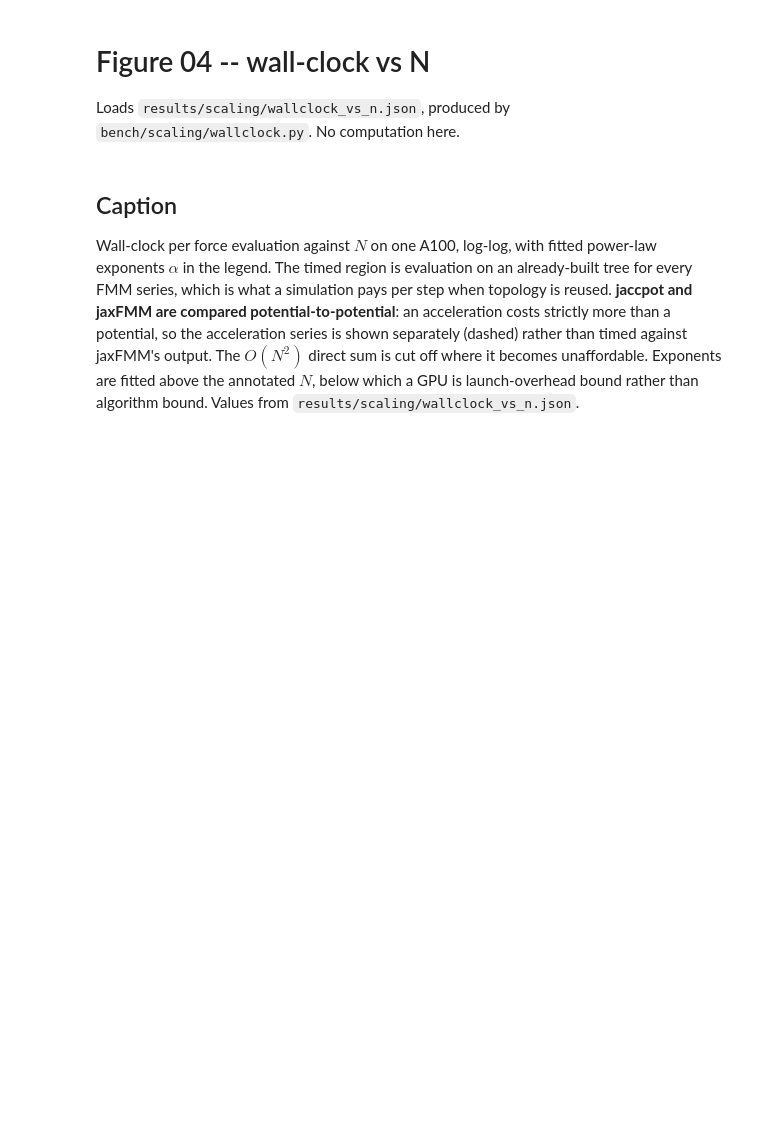
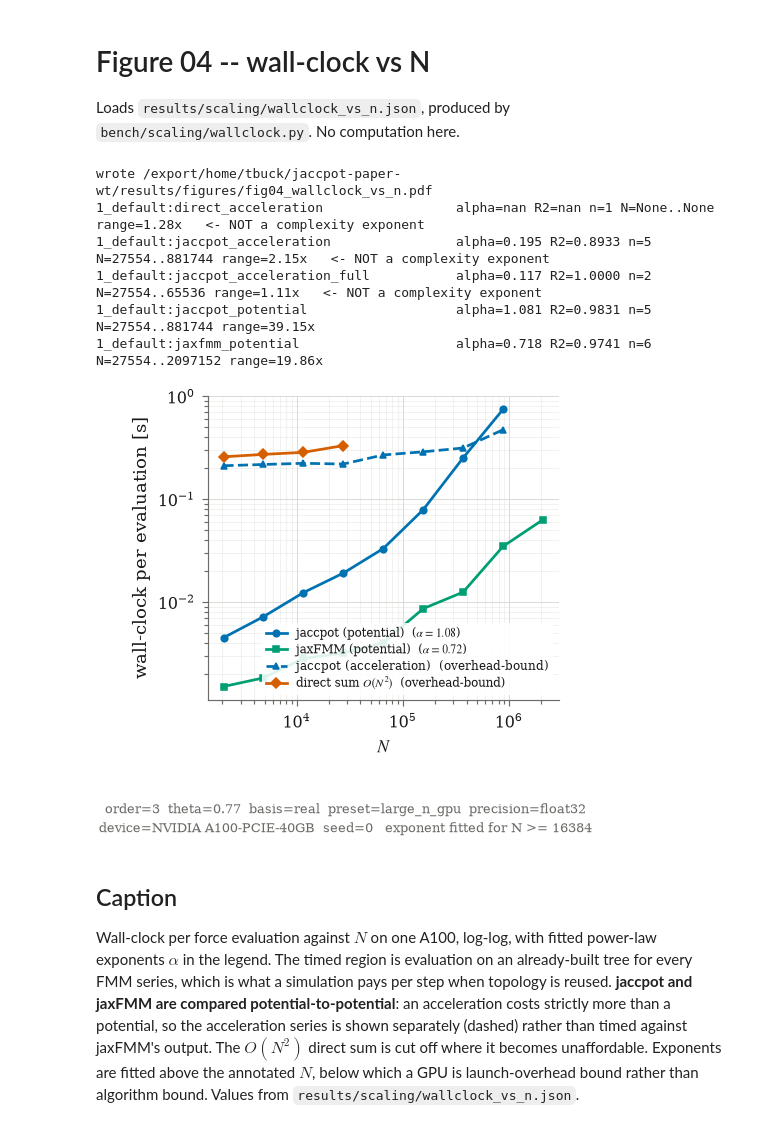
Before and after one commit to TobiBu/jaccpot, a Jupyter notebook: examples/jaccpot_paper/fig_04_wallclock_vs_n.ipynb, the cells around one changed output. Cells and saved outputs as stored; diff of their text form; code cells hidden in the pictures; blank space fills up the shorter version.

```diff
--- a/examples/jaccpot_paper/fig_04_wallclock_vs_n.ipynb
+++ b/examples/jaccpot_paper/fig_04_wallclock_vs_n.ipynb
@@ -33,38 +33,84 @@ for i, (key, label, entity) in enumerate(SERIES):
          if r["param_set"] == set_name and r["timings"].get(key, {}).get("min_s")),
         key=lambda r: r["n"],
     )
     if not sel:
         continue
     fit = fits.get(f"{set_name}:{key}", {})
     alpha = fit.get("exponent")
-    suffix = f"  ($\\alpha={alpha:.2f}$)" if alpha and np.isfinite(alpha) else ""
+    # An exponent is a complexity statement only if the power law actually fits
+    # AND the series actually grew. Measured here, over N = 27554 -> 881744 (a
+    # factor of 32): jaccpot_potential grows 39x and fits alpha=1.08 at R^2=0.98,
+    # a real near-linear result; jaccpot_acceleration grows only 2.2x and fits
+    # alpha=0.20 at R^2=0.89, which is a fixed overhead being fitted rather than
+    # O(N). Requiring R^2 >= 0.95 and >= 4x growth separates the two; anything
+    # failing that is labelled overhead-bound instead of given a spurious number.
+    fit_lo = fit.get("fit_min_n") or 0
+    span = [r["timings"][key]["min_s"] for r in sel if r["n"] >= fit_lo]
+    dynamic = (max(span) / min(span)) if span and min(span) > 0 else 0.0
+    if (
+        alpha is not None
+        and np.isfinite(alpha)
+        and fit.get("n_points", 0) >= 3
+        and dynamic >= 4.0
+        and (fit.get("r_squared") or 0.0) >= 0.95
+    ):
+        suffix = f"  ($\\alpha={alpha:.2f}$)"
+    elif dynamic and dynamic < 4.0:
+        suffix = "  (overhead-bound)"
+    else:
+        suffix = ""
     ax.plot(
         [r["n"] for r in sel],
         [r["timings"][key]["min_s"] for r in sel],
         marker=style.MARKERS[i % len(style.MARKERS)],
         # Acceleration vs potential distinguished by dash, since two series share
         # the jaccpot colour by design (same code, different output).
         linestyle="--" if "acceleration" in key and entity == "jaccpot" else "-",
         color=style.entity_color(entity),
         label=label + suffix,
         markersize=3.4,
     )
 ax.set_xscale("log"); ax.set_yscale("log")
 ax.set_xlabel("$N$")
 ax.set_ylabel("wall-clock per evaluation [s]")
-style.finish(ax, legend_kwargs={"loc": "upper left", "fontsize": 6.2})
+style.finish(ax, legend_kwargs={"loc": "lower right", "fontsize": 6.0})
 fig.tight_layout()
 style.footer(
     fig,
     jsonio.config_caption(cfg, ["order", "theta", "basis", "preset", "precision", "device", "seed"])
     + f"   exponent fitted for N >= {cfg.get('fit_min_n')}",
 )
 style.save(fig, FIG_DIR / "fig04_wallclock_vs_n.pdf")
 
 for name, fit in sorted(fits.items()):
-    if name.startswith(set_name):
-        print(f"{name:<45s} alpha={fit['exponent']:.3f} R2={fit['r_squared']:.4f} "
-              f"n={fit['n_points']} over N={fit.get('fit_min_n')}..{fit.get('fit_max_n')}")
+    if not name.startswith(set_name):
+        continue
+    series_key = name.split(":", 1)[1]
+    span = [
+        r["timings"][series_key]["min_s"]
+        for r in recs
+        if r["param_set"] == set_name
+        and r["timings"].get(series_key, {}).get("min_s")
+        and r["n"] >= (fit.get("fit_min_n") or 0)
+    ]
+    dynamic = (max(span) / min(span)) if span and min(span) > 0 else float("nan")
+    ok = (
+        fit["n_points"] >= 3
+        and dynamic >= 4.0
+        and (fit.get("r_squared") or 0.0) >= 0.95
+    )
+    note = "" if ok else "   <- NOT a complexity exponent"
+    print(f"{name:<45s} alpha={fit['exponent']:.3f} R2={fit['r_squared']:.4f} "
+          f"n={fit['n_points']} N={fit.get('fit_min_n')}..{fit.get('fit_max_n')} "
+          f"range={dynamic:.2f}x{note}")
+# %% [output]
+wrote /export/home/tbuck/jaccpot-paper-wt/results/figures/fig04_wallclock_vs_n.pdf
+1_default:direct_acceleration                 alpha=nan R2=nan n=1 N=None..None range=1.28x   <- NOT a complexity exponent
+1_default:jaccpot_acceleration                alpha=0.195 R2=0.8933 n=5 N=27554..881744 range=2.15x   <- NOT a complexity exponent
+1_default:jaccpot_acceleration_full           alpha=0.117 R2=1.0000 n=2 N=27554..65536 range=1.11x   <- NOT a complexity exponent
+1_default:jaccpot_potential                   alpha=1.081 R2=0.9831 n=5 N=27554..881744 range=39.15x
+1_default:jaxfmm_potential                    alpha=0.718 R2=0.9741 n=6 N=27554..2097152 range=19.86x
+[figure, added]
 # %% [markdown]
 ## Caption
 
```
Also changed, not shown: 10 other files.
